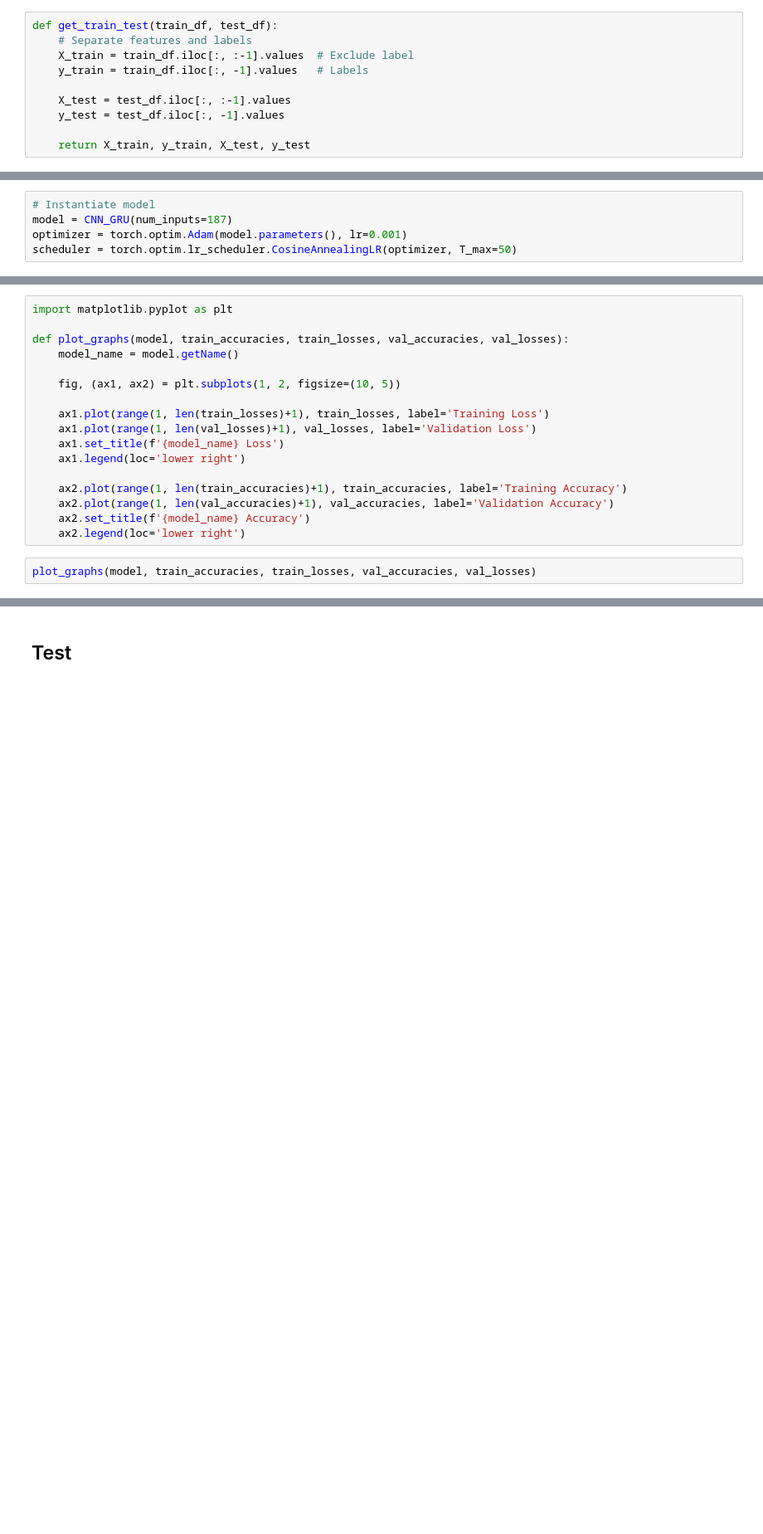
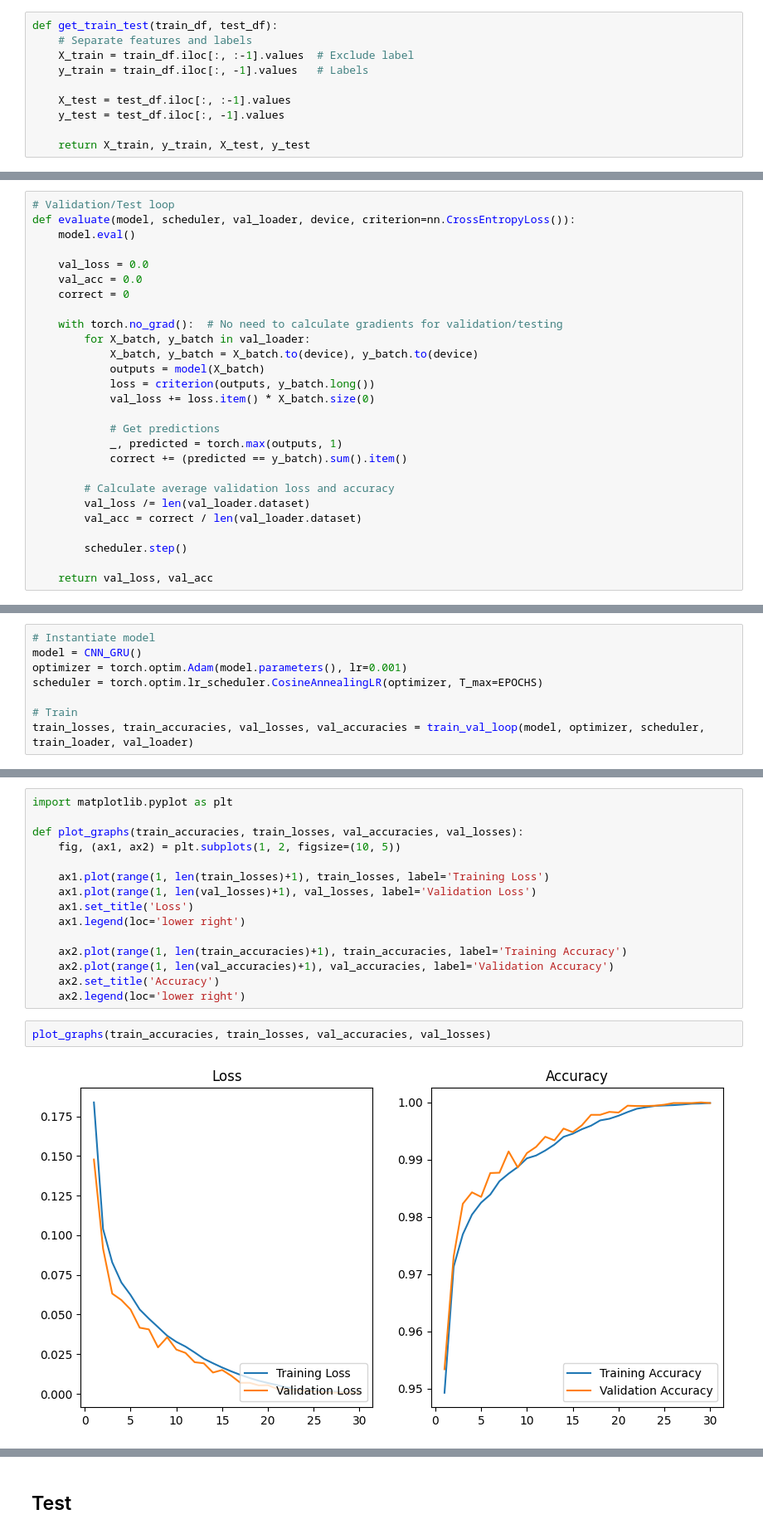
Before and after one commit to RandallCher/Neural-Networks-Project, a Jupyter notebook: CNN_GRU.ipynb, the cells around one changed output, grey strips where cells are left out. Shown at 83% size. Saved outputs shown, nothing was run; the diff lists cells and outputs as text; blank space fills up the shorter version.

```diff
--- a/CNN_GRU.ipynb
+++ b/CNN_GRU.ipynb
@@ -92,0 +173,27 @@ train_loader, val_loader = get_dataloaders(X_train, X_val, y_train, y_val)
+# %%
+# Validation/Test loop
+def evaluate(model, scheduler, val_loader, device, criterion=nn.CrossEntropyLoss()):
+    model.eval()
+
+    val_loss = 0.0
+    val_acc = 0.0
+    correct = 0
+
+    with torch.no_grad():  # No need to calculate gradients for validation/testing
+        for X_batch, y_batch in val_loader:
+            X_batch, y_batch = X_batch.to(device), y_batch.to(device)
+            outputs = model(X_batch)
+            loss = criterion(outputs, y_batch.long())
+            val_loss += loss.item() * X_batch.size(0)
+
+            # Get predictions
+            _, predicted = torch.max(outputs, 1)
+            correct += (predicted == y_batch).sum().item()
+
+        # Calculate average validation loss and accuracy
+        val_loss /= len(val_loader.dataset)
+        val_acc = correct / len(val_loader.dataset)
+
+        scheduler.step()
+
+    return val_loss, val_acc
@@ -241,5 +236,8 @@ def train_val_loop(model, optimizer, scheduler, train_loader, val_loader, num_ep
 # %%
 # Instantiate model
-model = CNN_GRU(num_inputs=187)
+model = CNN_GRU()
 optimizer = torch.optim.Adam(model.parameters(), lr=0.001)
-scheduler = torch.optim.lr_scheduler.CosineAnnealingLR(optimizer, T_max=50)
+scheduler = torch.optim.lr_scheduler.CosineAnnealingLR(optimizer, T_max=EPOCHS)
+
+# Train
+train_losses, train_accuracies, val_losses, val_accuracies = train_val_loop(model, optimizer, scheduler, train_loader, val_loader)
@@ -253,19 +267,19 @@ torch.save(model.state_dict(), PATH)
 # %%
 import matplotlib.pyplot as plt
 
-def plot_graphs(model, train_accuracies, train_losses, val_accuracies, val_losses):
-    model_name = model.getName()
-
+def plot_graphs(train_accuracies, train_losses, val_accuracies, val_losses):
     fig, (ax1, ax2) = plt.subplots(1, 2, figsize=(10, 5))
 
     ax1.plot(range(1, len(train_losses)+1), train_losses, label='Training Loss')
     ax1.plot(range(1, len(val_losses)+1), val_losses, label='Validation Loss')
-    ax1.set_title(f'{model_name} Loss')
+    ax1.set_title('Loss')
     ax1.legend(loc='lower right')
 
     ax2.plot(range(1, len(train_accuracies)+1), train_accuracies, label='Training Accuracy')
     ax2.plot(range(1, len(val_accuracies)+1), val_accuracies, label='Validation Accuracy')
-    ax2.set_title(f'{model_name} Accuracy')
+    ax2.set_title('Accuracy')
     ax2.legend(loc='lower right')
 # %%
-plot_graphs(model, train_accuracies, train_losses, val_accuracies, val_losses)
+plot_graphs(train_accuracies, train_losses, val_accuracies, val_losses)
+# %% [output]
+[figure, added]
```
Also changed, not shown: parts of 36 cells of this notebook, 7 other files.
